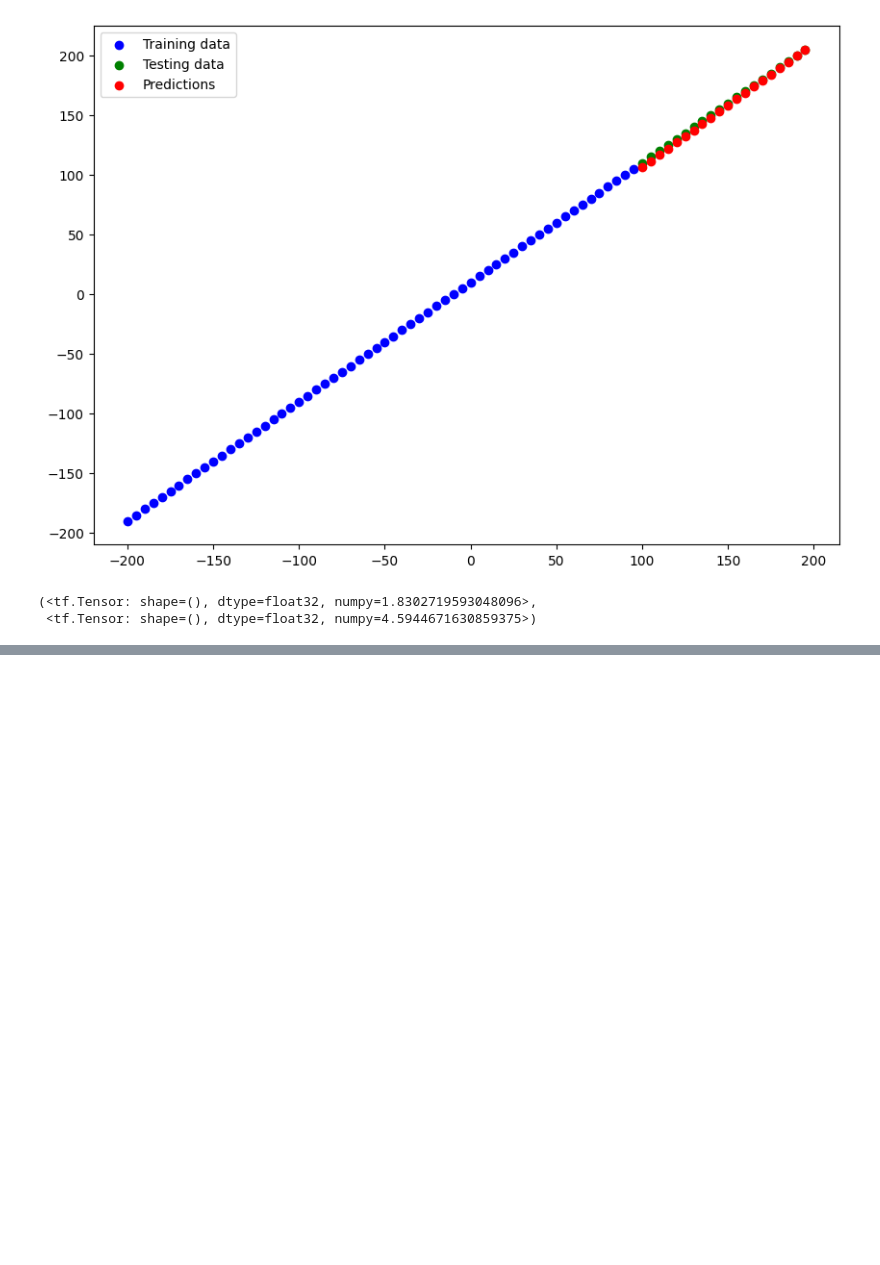
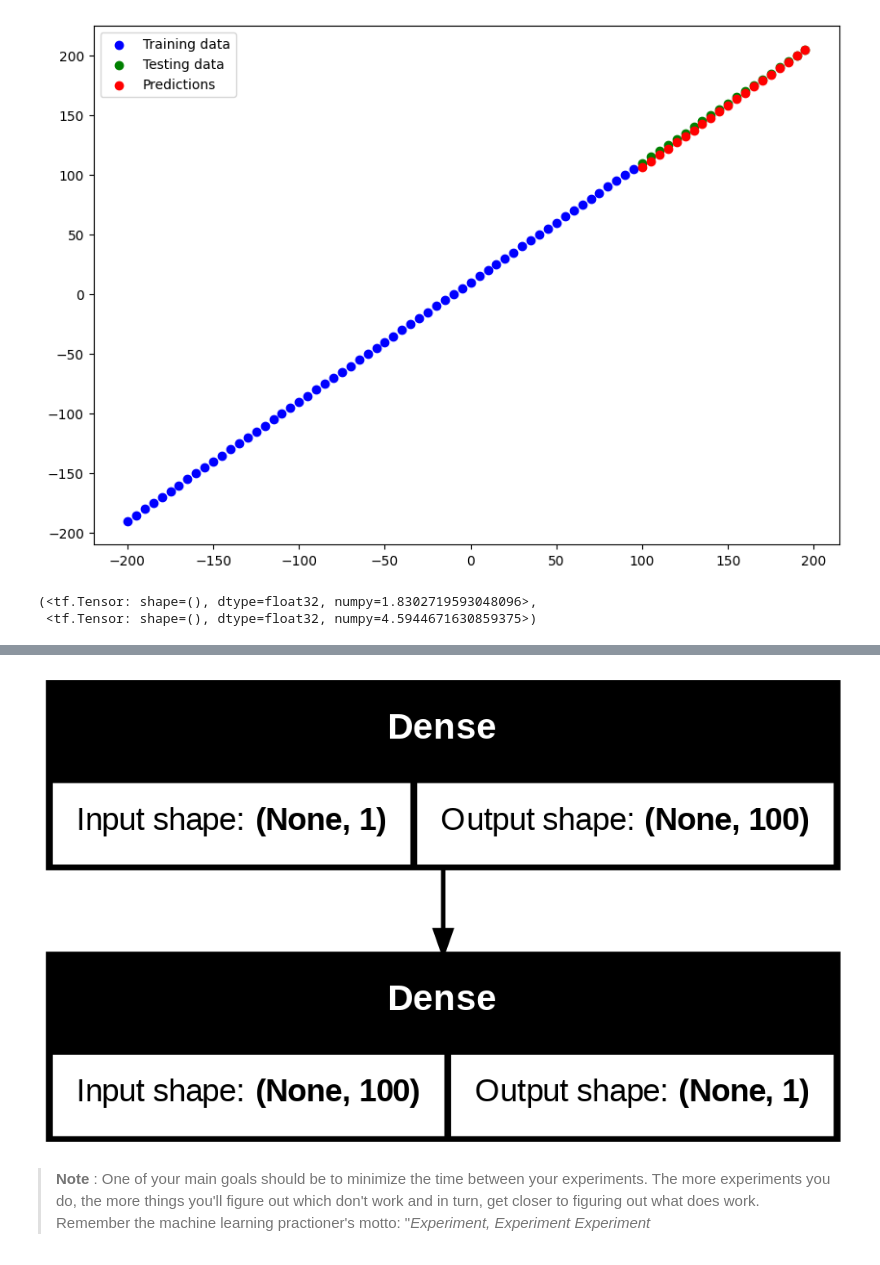
Before and after one commit to danish-khan962/Deep-Learning, a Jupyter notebook: 02_Neural_network_regression_with_tensorflow.ipynb, the cells around one changed output, grey strips where cells are left out. Saved outputs shown, nothing was run; the diff lists cells and outputs as text; code cells hidden in the pictures; blank space fills up the shorter version.

Commit message:
Comparing different models..

```diff
--- a/02_Neural_network_regression_with_tensorflow.ipynb
+++ b/02_Neural_network_regression_with_tensorflow.ipynb
@@ -727,0 +766,7 @@ mae_3, mse_3
+# %%
+plot_model(model=model_3, show_shapes=True)
+# %% [output]
+[figure, added]
+# %% [markdown]
+> **Note** : One of your main goals should be to minimize the time between your experiments. The more experiments you do, the more things you'll figure out which don't work and in turn, get closer to figuring out what does work.
+Remember the machine learning practioner's motto: "*Experiment, Experiment Experiment*
```
Also changed, not shown: parts of 6 cells of this notebook.
